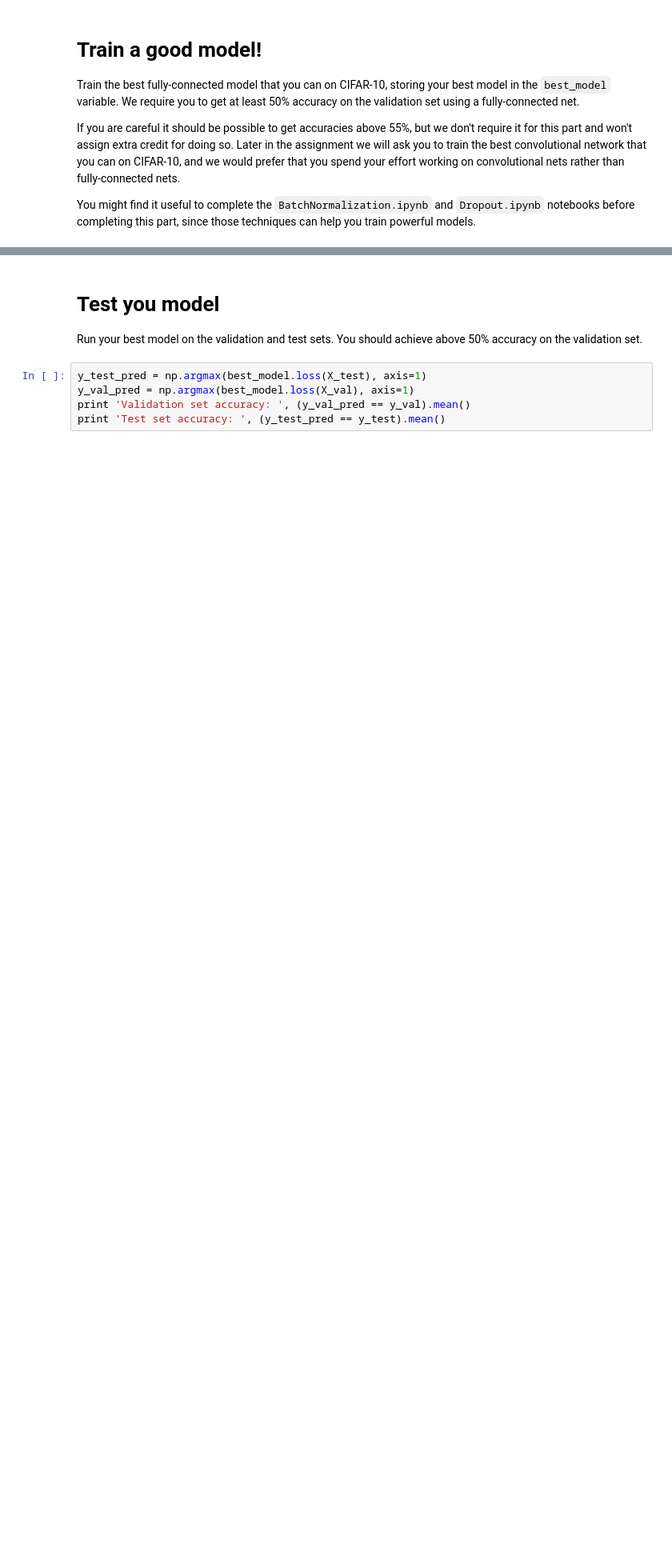
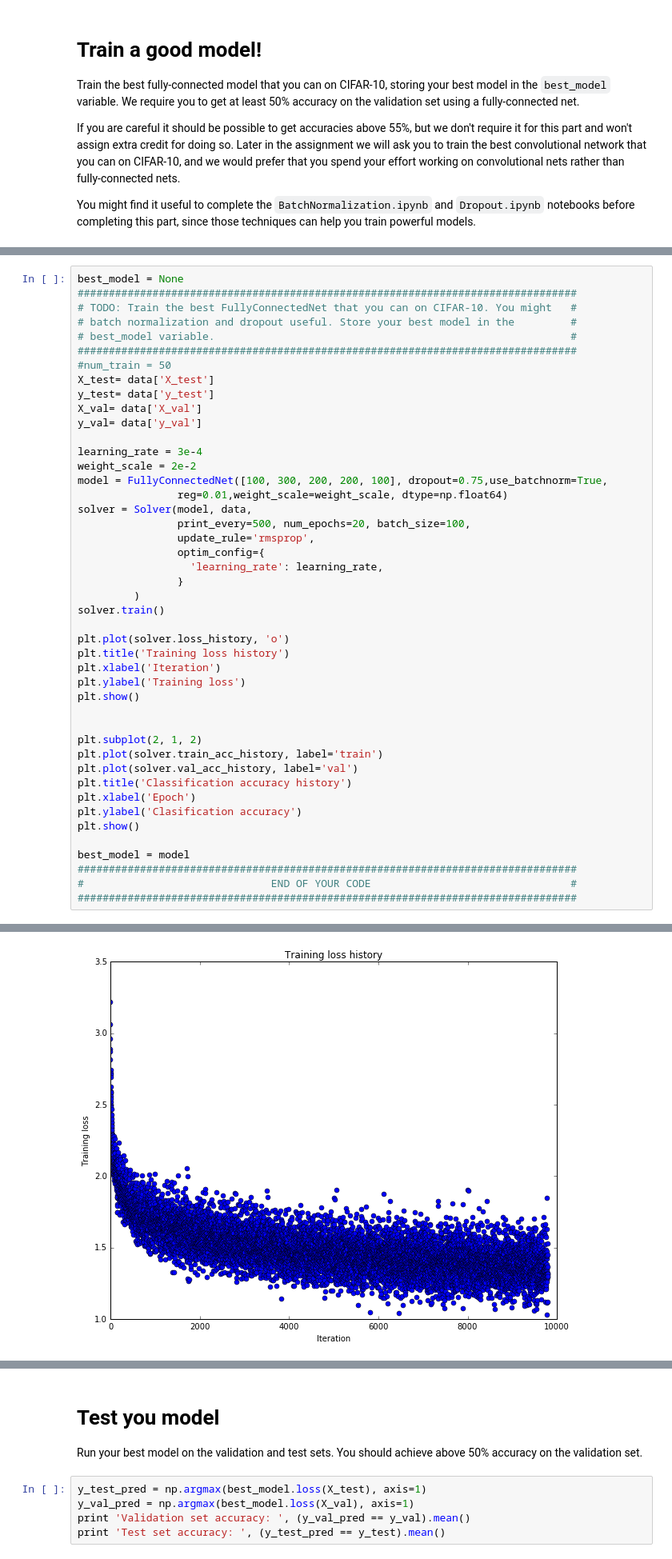
Before and after one commit to JayYangSS/CS231n, a Jupyter notebook: assignment2/FullyConnectedNets.ipynb, the cells around one changed output, grey strips where cells are left out. Shown at 80% size. Cells and saved outputs as stored; diff of their text form; blank space fills up the shorter version.

Commit message:
finish FullyConnectedNet, update rules, batch normalization, dropput layer

```diff
--- a/assignment2/FullyConnectedNets.ipynb
+++ b/assignment2/FullyConnectedNets.ipynb
@@ -738,0 +776,46 @@ pass
+# %%
+best_model = None
+################################################################################
+# TODO: Train the best FullyConnectedNet that you can on CIFAR-10. You might   #
+# batch normalization and dropout useful. Store your best model in the         #
+# best_model variable.                                                         #
+################################################################################
+#num_train = 50
+X_test= data['X_test']
+y_test= data['y_test']
+X_val= data['X_val']
+y_val= data['y_val']
+
+learning_rate = 3e-4
+weight_scale = 2e-2
+model = FullyConnectedNet([100, 300, 200, 200, 100], dropout=0.75,use_batchnorm=True,
+                reg=0.01,weight_scale=weight_scale, dtype=np.float64)
+solver = Solver(model, data,
+                print_every=500, num_epochs=20, batch_size=100,
+                update_rule='rmsprop',
+                optim_config={
+                  'learning_rate': learning_rate,
+                }
+         )
+solver.train()
+
+plt.plot(solver.loss_history, 'o')
+plt.title('Training loss history')
+plt.xlabel('Iteration')
+plt.ylabel('Training loss')
+plt.show()
+
+
+plt.subplot(2, 1, 2)
+plt.plot(solver.train_acc_history, label='train')
+plt.plot(solver.val_acc_history, label='val')
+plt.title('Classification accuracy history')
+plt.xlabel('Epoch')
+plt.ylabel('Clasification accuracy')
+plt.show()
+
+best_model = model
+################################################################################
+#                              END OF YOUR CODE                                #
+################################################################################
+# %% [output]
@@ -738,0 +839 @@ pass
+[figure, added]
```
Also changed, not shown: parts of 20 cells of this notebook, 2 other files.
